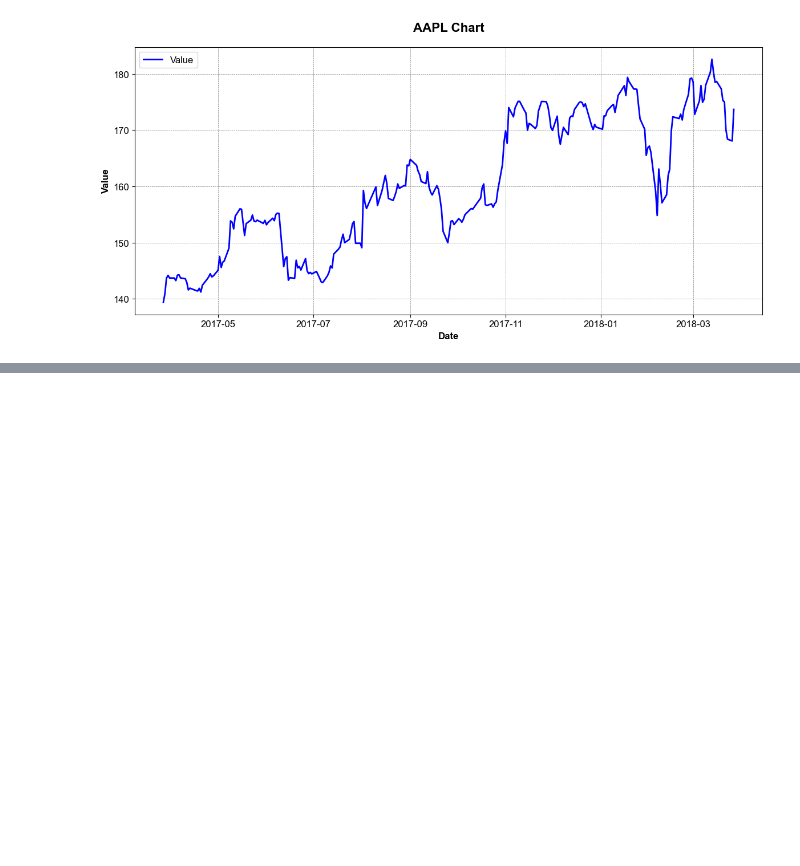
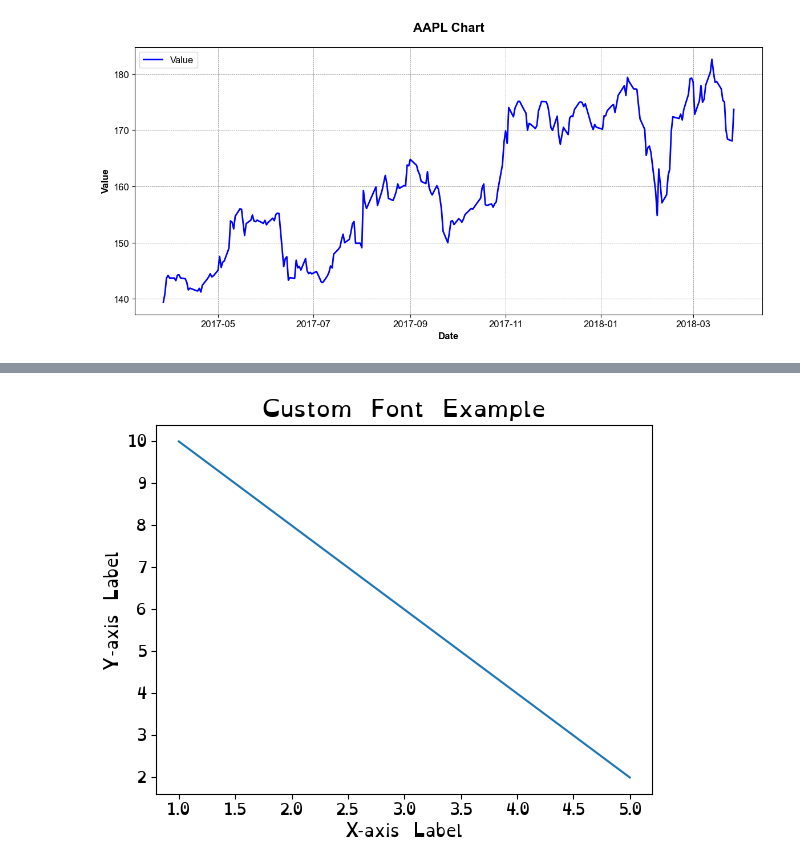
Before and after one commit to colbyeagan/LexiGraph, a Jupyter notebook: start.ipynb, the cells around one changed output, grey strips where cells are left out. Drawn from its saved outputs; the diff is of its cells as text; code cells hidden in the pictures; blank space fills up the shorter version.

```diff
--- a/start.ipynb
+++ b/start.ipynb
@@ -242,0 +271,24 @@ https://data.nasdaq.com/api/v3/datasets/WIKI/AAPL.csv?collapse=none&start_date=2
+# %%
+import matplotlib.pyplot as plt
+from matplotlib.font_manager import FontProperties
+custom_font_path = 'OpenDyslexic3-Regular.ttf'
+custom_font = FontProperties(fname=custom_font_path)
+# Example plot
+x = [1, 2, 3, 4, 5]
+y = [10, 8, 6, 4, 2]
+
+plt.plot(x, y)
+
+# Set the font properties for the title and labels
+plt.title("Custom Font Example", fontproperties=custom_font, fontsize=16)
+plt.xlabel("X-axis Label", fontproperties=custom_font, fontsize=12)
+plt.ylabel("Y-axis Label", fontproperties=custom_font, fontsize=12)
+
+# Customize other text elements like tick labels if needed
+plt.xticks(fontproperties=custom_font, fontsize=10)
+plt.yticks(fontproperties=custom_font, fontsize=10)
+
+# Show the plot
+plt.show()
+# %% [output]
+[figure, added]
```
Also changed, not shown: parts of 1 cell of this notebook, 5 other files.
